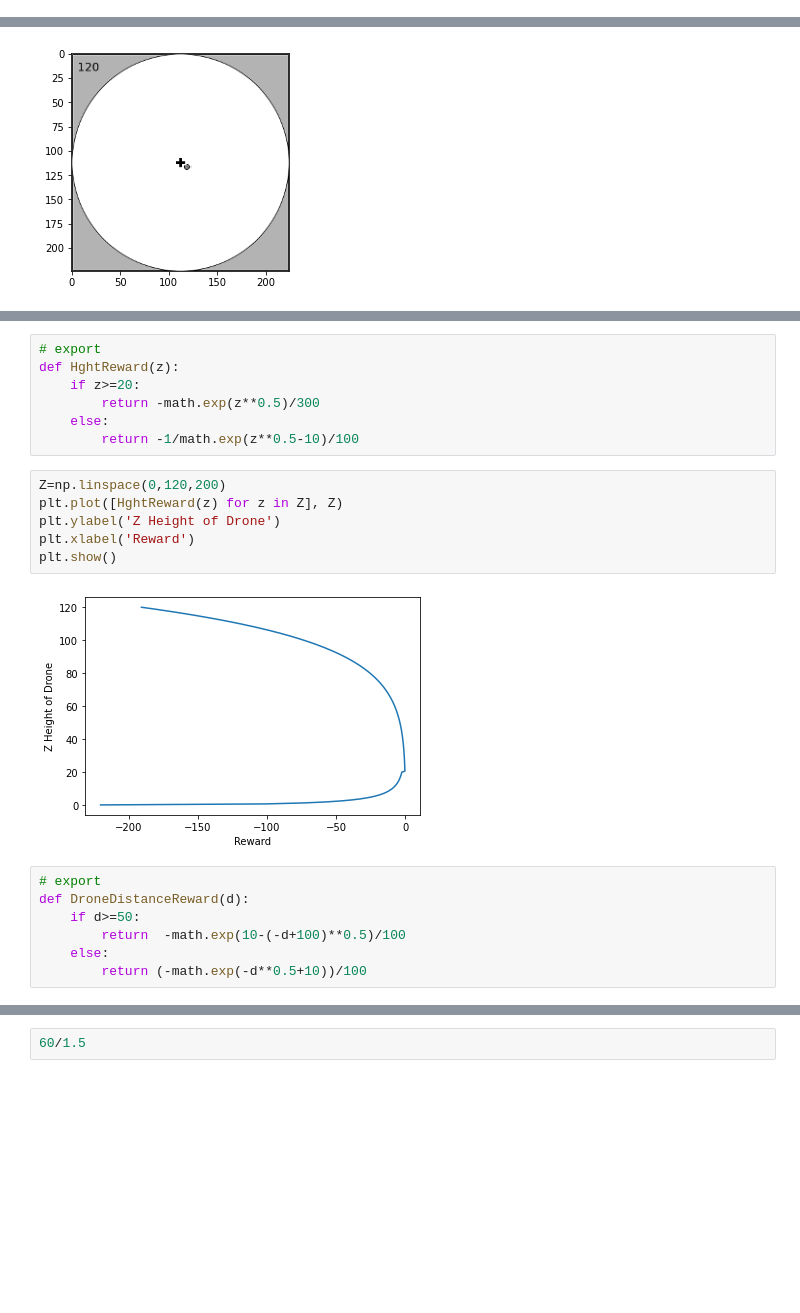
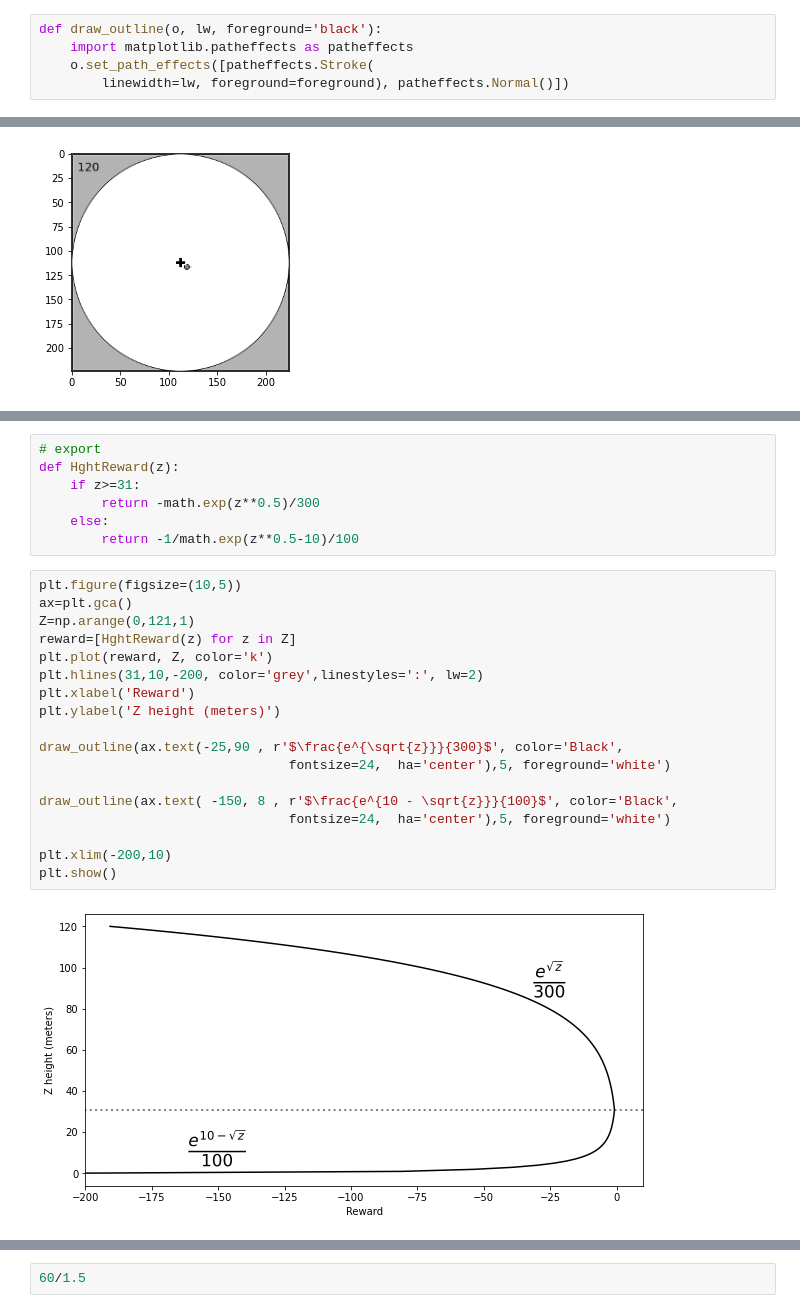
Before and after one commit to SBrewer15/AirSim-UAV-Reinforcement-Learning, a Jupyter notebook: Utilities.ipynb, the cells around one changed output, grey strips where cells are left out. Saved outputs shown, nothing was run; the diff lists cells and outputs as text; blank space fills up the shorter version.

Commit message:
Ready for multi drone testing

```diff
--- a/Utilities.ipynb
+++ b/Utilities.ipynb
@@ -17,5 +18,10 @@ import matplotlib.patches as patches
 # %%
 %matplotlib inline
+# %%
+def draw_outline(o, lw, foreground='black'):
+    import matplotlib.patheffects as patheffects
+    o.set_path_effects([patheffects.Stroke(
+        linewidth=lw, foreground=foreground), patheffects.Normal()])
 # %%
 # export
 class imagenetStats:
@@ -409,22 +507,27 @@ def Penalty4Backtrack(df_gps, vehicle_name, x,y, dist=2, penalty=-3):
 # %%
 # export
 def HghtReward(z):
-    if z>=20:
+    if z>=31:
         return -math.exp(z**0.5)/300
     else:
         return -1/math.exp(z**0.5-10)/100
 # %%
-Z=np.linspace(0,120,200)
-plt.plot([HghtReward(z) for z in Z], Z)
-plt.ylabel('Z Height of Drone')
+plt.figure(figsize=(10,5))
+ax=plt.gca()
+Z=np.arange(0,121,1)
+reward=[HghtReward(z) for z in Z]
+plt.plot(reward, Z, color='k')
+plt.hlines(31,10,-200, color='grey',linestyles=':', lw=2)
 plt.xlabel('Reward')
+plt.ylabel('Z height (meters)')
+
+draw_outline(ax.text(-25,90 , r'$\frac{e^{\sqrt{z}}}{300}$', color='Black',
+                                fontsize=24,  ha='center'),5, foreground='white')
+
+draw_outline(ax.text( -150, 8 , r'$\frac{e^{10 - \sqrt{z}}}{100}$', color='Black',
+                                fontsize=24,  ha='center'),5, foreground='white')
+
+plt.xlim(-200,10)
 plt.show()
 # %% [output]
-[figure, old version]
+[figure, new version]
-# %%
-# export
-def DroneDistanceReward(d):
-    if d>=50:
-        return  -math.exp(10-(-d+100)**0.5)/100
-    else:
-        return (-math.exp(-d**0.5+10))/100
```
Also changed, not shown: parts of 23 cells of this notebook, 1 other file.
